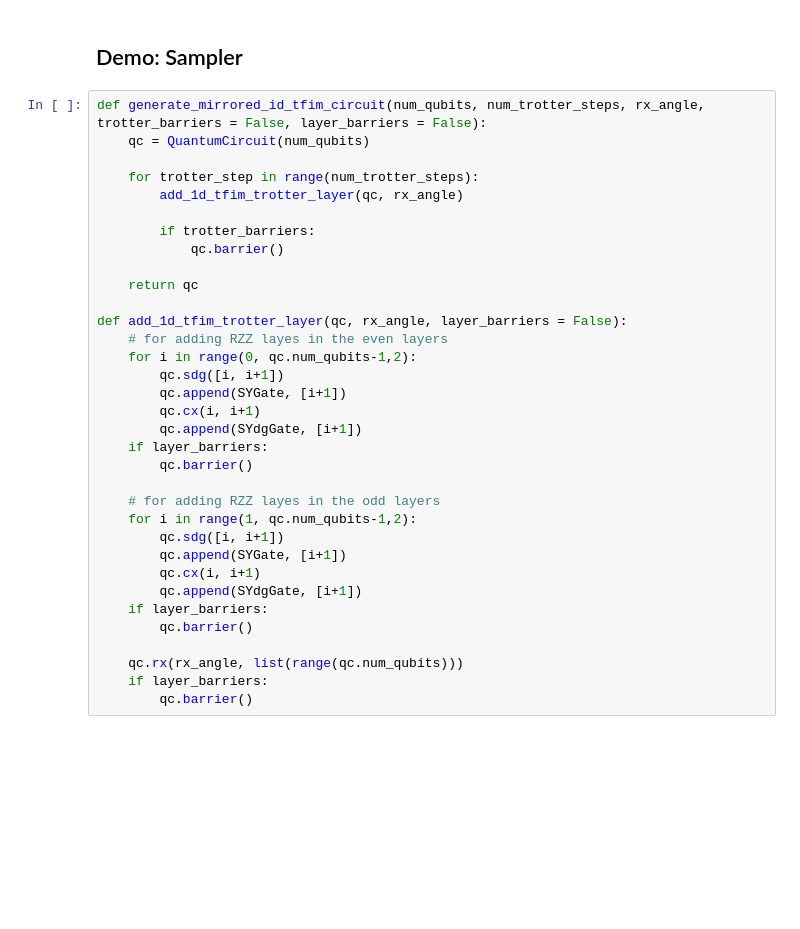
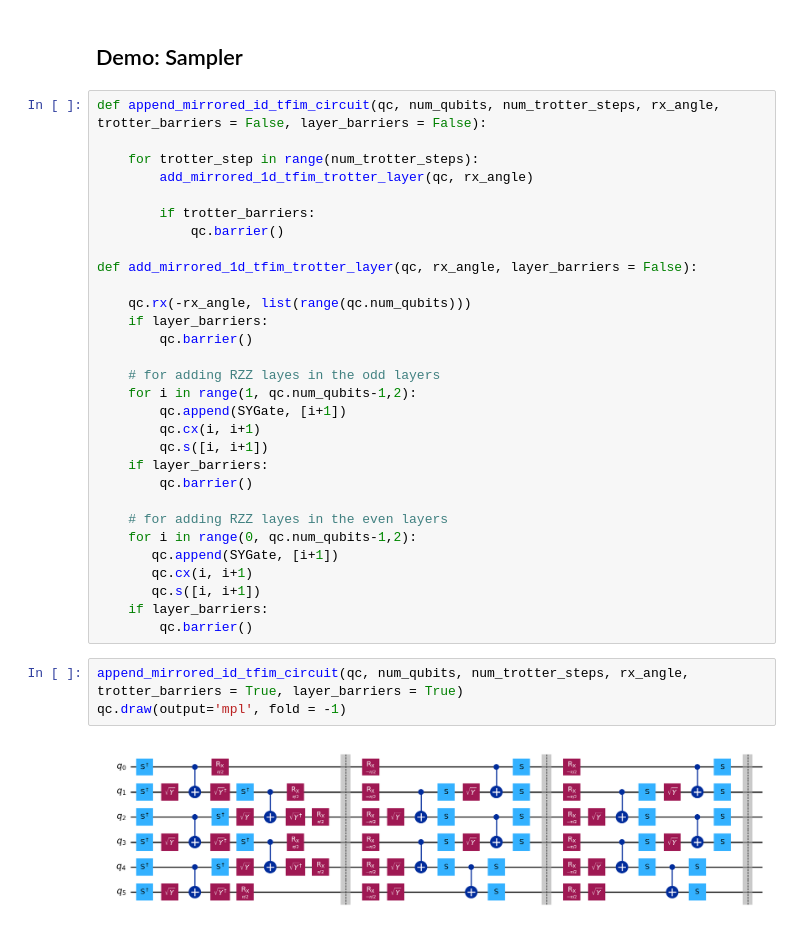
Before and after one commit to LukePower01/coding-with-qiskit, a Jupyter notebook: ep_04_Primitives.ipynb, the cells around one changed output. Cells and saved outputs as stored; diff of their text form; blank space fills up the shorter version.

```diff
--- a/ep_04_Primitives.ipynb
+++ b/ep_04_Primitives.ipynb
@@ -59,36 +59,37 @@ qc.draw(output = 'mpl')
 # %% [markdown]
 ## Demo: Sampler
 # %%
-def generate_mirrored_id_tfim_circuit(num_qubits, num_trotter_steps, rx_angle, trotter_barriers = False, layer_barriers = False):
-    qc = QuantumCircuit(num_qubits)
+def append_mirrored_id_tfim_circuit(qc, num_qubits, num_trotter_steps, rx_angle, trotter_barriers = False, layer_barriers = False):
 
     for trotter_step in range(num_trotter_steps):
-        add_1d_tfim_trotter_layer(qc, rx_angle)
+        add_mirrored_1d_tfim_trotter_layer(qc, rx_angle)
 
         if trotter_barriers:
             qc.barrier()
 
-    return qc
+def add_mirrored_1d_tfim_trotter_layer(qc, rx_angle, layer_barriers = False):
 
-def add_1d_tfim_trotter_layer(qc, rx_angle, layer_barriers = False):
-    # for adding RZZ layes in the even layers
-    for i in range(0, qc.num_qubits-1,2):
-        qc.sdg([i, i+1])
-        qc.append(SYGate, [i+1])
-        qc.cx(i, i+1)
-        qc.append(SYdgGate, [i+1])
+    qc.rx(-rx_angle, list(range(qc.num_qubits)))
     if layer_barriers:
         qc.barrier()
 
     # for adding RZZ layes in the odd layers
     for i in range(1, qc.num_qubits-1,2):
-        qc.sdg([i, i+1])
         qc.append(SYGate, [i+1])
         qc.cx(i, i+1)
-        qc.append(SYdgGate, [i+1])
+        qc.s([i, i+1])
     if layer_barriers:
         qc.barrier()
 
-    qc.rx(rx_angle, list(range(qc.num_qubits)))
+    # for adding RZZ layes in the even layers
+    for i in range(0, qc.num_qubits-1,2):
+       qc.append(SYGate, [i+1])
+       qc.cx(i, i+1)
+       qc.s([i, i+1])
     if layer_barriers:
         qc.barrier()
+# %%
+append_mirrored_id_tfim_circuit(qc, num_qubits, num_trotter_steps, rx_angle, trotter_barriers = True, layer_barriers = True)
+qc.draw(output='mpl', fold = -1)
+# %% [output]
+[figure, added]
```
